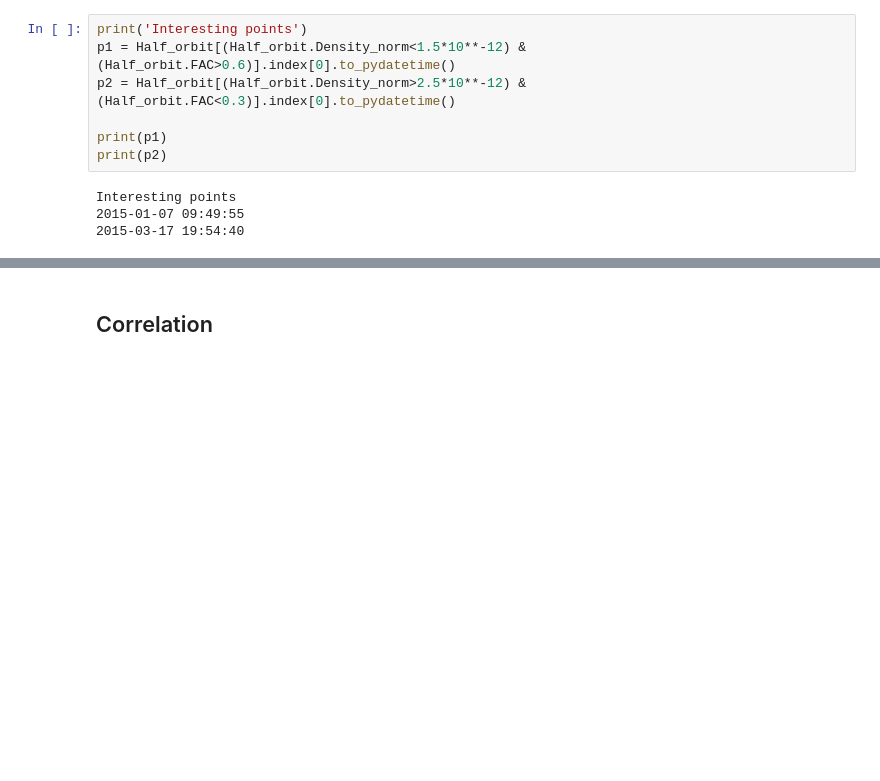
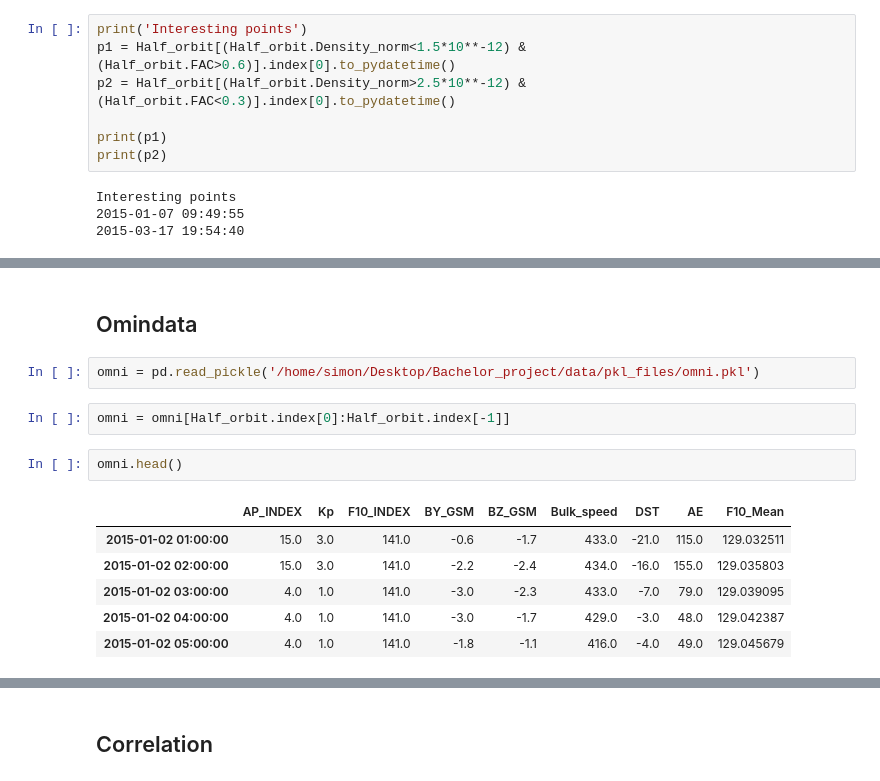
Before and after one commit to lupemba/bachelor, a Jupyter notebook: Plot_data.ipynb, the cells around one changed output, grey strips where cells are left out. Drawn from its saved outputs; the diff is of its cells as text; blank space fills up the shorter version.

```diff
--- a/Plot_data.ipynb
+++ b/Plot_data.ipynb
@@ -444,3 +446,18 @@ plt.savefig('/home/simon/Desktop/Bachelor_project/figures/from_code/point2.png',
 # %% [output]
 [interactive output not drawn]
 [interactive output not drawn]
+# %% [markdown]
+## Omindata
+# %%
+omni = pd.read_pickle('/home/simon/Desktop/Bachelor_project/data/pkl_files/omni.pkl')
+# %%
+omni = omni[Half_orbit.index[0]:Half_orbit.index[-1]]
+# %%
+omni.head()
+# %% [output]
+|  | AP_INDEX | Kp | F10_INDEX | BY_GSM | BZ_GSM | Bulk_speed | DST | AE | F10_Mean |
+| 2015-01-02 01:00:00 | 15.0 | 3.0 | 141.0 | -0.6 | -1.7 | 433.0 | -21.0 | 115.0 | 129.032511 |
+| 2015-01-02 02:00:00 | 15.0 | 3.0 | 141.0 | -2.2 | -2.4 | 434.0 | -16.0 | 155.0 | 129.035803 |
+| 2015-01-02 03:00:00 | 4.0 | 1.0 | 141.0 | -3.0 | -2.3 | 433.0 | -7.0 | 79.0 | 129.039095 |
+| 2015-01-02 04:00:00 | 4.0 | 1.0 | 141.0 | -3.0 | -1.7 | 429.0 | -3.0 | 48.0 | 129.042387 |
+| 2015-01-02 05:00:00 | 4.0 | 1.0 | 141.0 | -1.8 | -1.1 | 416.0 | -4.0 | 49.0 | 129.045679 |
```
Also changed, not shown: parts of 3 cells of this notebook, 23 other files.
